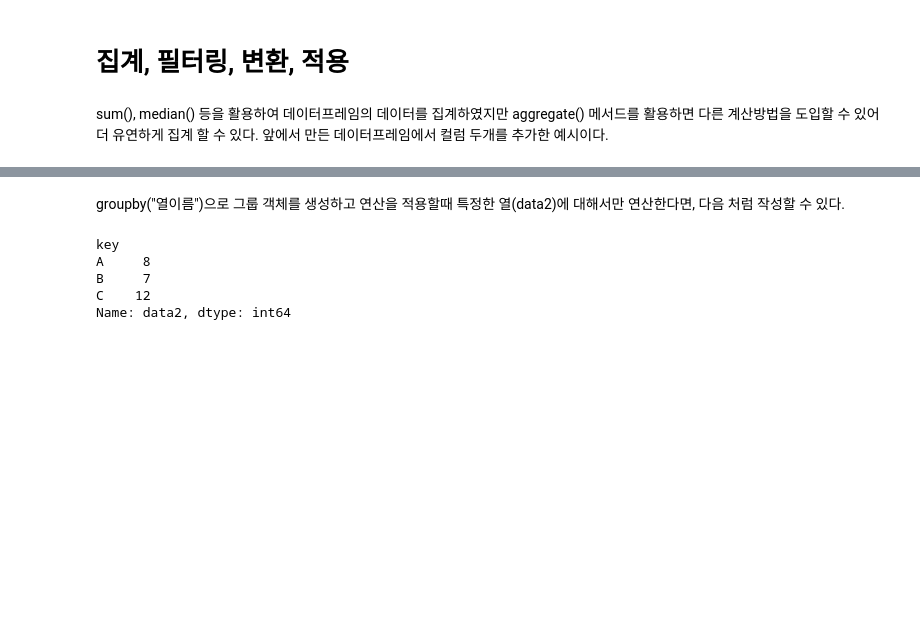
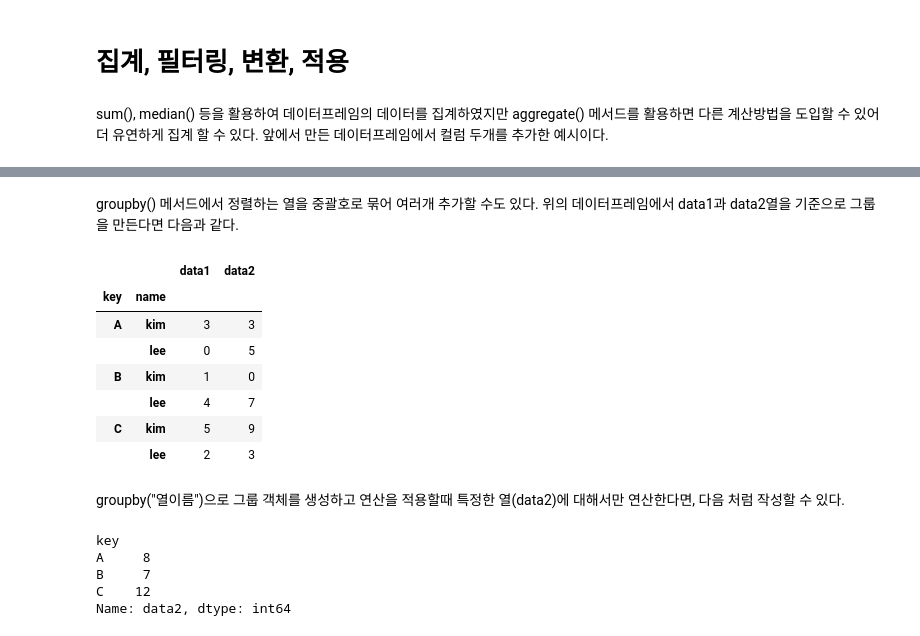
Before and after one commit to jrj8819/machine-learning-class, a Jupyter notebook: ml-lesson3.ipynb, the cells around one changed output, grey strips where cells are left out. Drawn from its saved outputs; the diff is of its cells as text; code cells hidden in the pictures; blank space fills up the shorter version.

```diff
--- a/ml-lesson3.ipynb
+++ b/ml-lesson3.ipynb
@@ -461,3 +462,16 @@ df
+# %% [markdown]
+groupby() 메서드에서 정렬하는 열을 중괄호로 묶어 여러개 추가할 수도 있다. 위의 데이터프레임에서 data1과 data2열을 기준으로 그룹을 만든다면 다음과 같다.
+# %%
+df.groupby(['key', 'name']).mean()
+# %% [output]
+|  |  | data1 | data2 |
+| key | name |  |  |
+| A | kim | 3 | 3 |
+|  | lee | 0 | 5 |
+| B | kim | 1 | 0 |
+|  | lee | 4 | 7 |
+| C | kim | 5 | 9 |
+|  | lee | 2 | 3 |
 # %% [markdown]
 groupby("열이름")으로 그룹 객체를 생성하고 연산을 적용할때 특정한 열(data2)에 대해서만 연산한다면, 다음 처럼 작성할 수 있다.
 # %%
```
Also changed, not shown: parts of 1 cell of this notebook, 6 other files.
